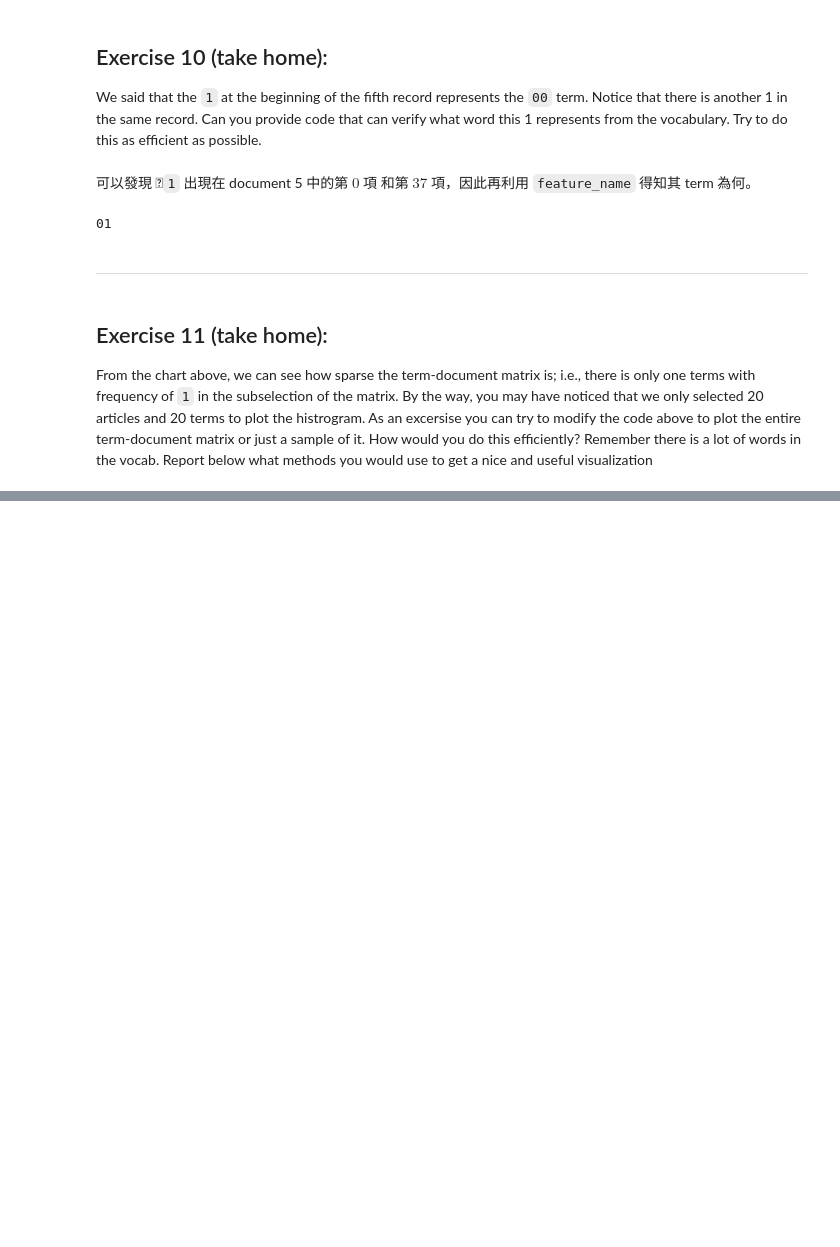
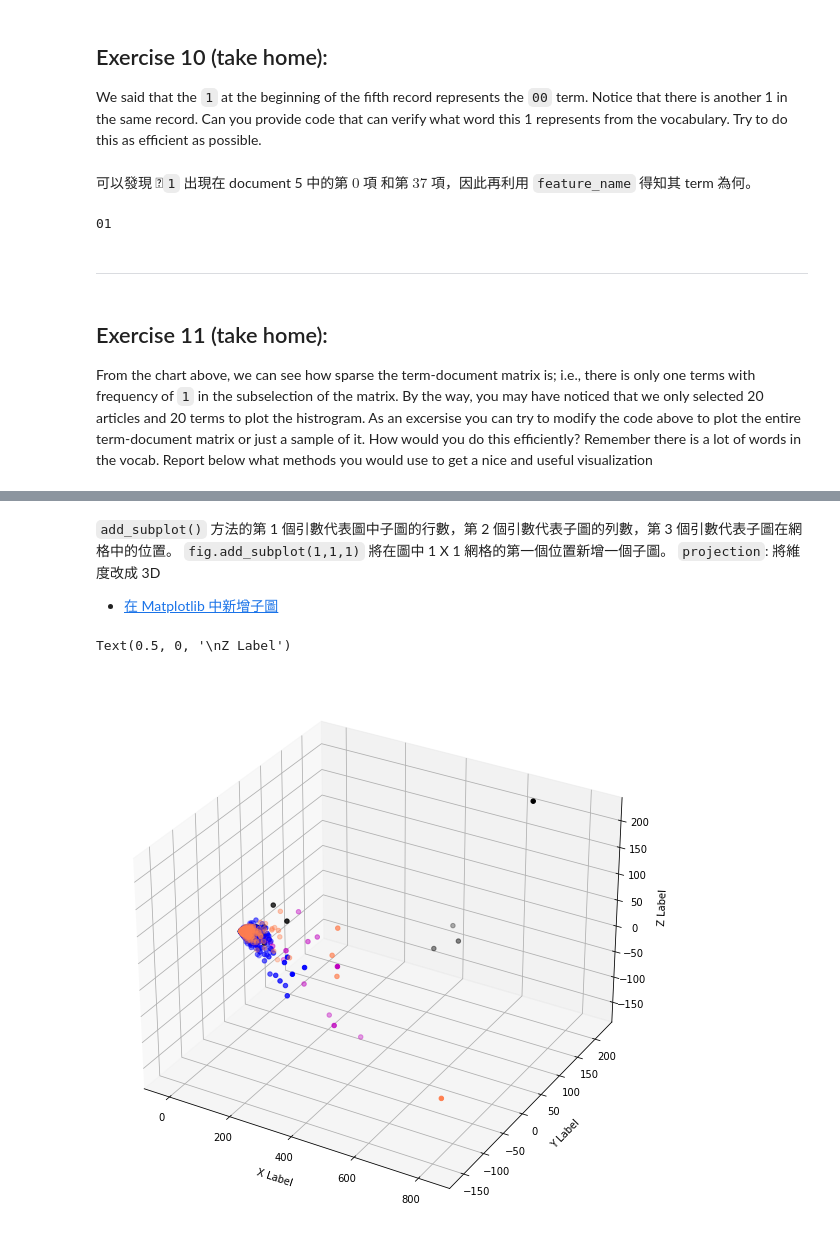
Before and after one commit to kylekylehaha/DM2021-Lab1-Homework, a Jupyter notebook: DM2021-Lab1-Homework.ipynb, the cells around one changed output, grey strips where cells are left out. Cells and saved outputs as stored; diff of their text form; code cells hidden in the pictures; blank space fills up the shorter version.

```diff
--- a/DM2021-Lab1-Homework.ipynb
+++ b/DM2021-Lab1-Homework.ipynb
@@ -288,0 +326,33 @@ From the chart above, we can see how sparse the term-document matrix is; i.e., t
+# %% [markdown]
+`add_subplot()` 方法的第 1 個引數代表圖中子圖的行數，第 2 個引數代表子圖的列數，第 3 個引數代表子圖在網格中的位置。
+`fig.add_subplot(1,1,1)` 將在圖中 1 X 1 網格的第一個位置新增一個子圖。
+`projection`: 將維度改成 3D
+
+- [在 Matplotlib 中新增子圖](https://www.delftstack.com/zh-tw/howto/matplotlib/add-subplot-to-a-figure-matplotlib/)
+# %%
+col = ['coral', 'blue', 'black', 'm']
+# categories = ['alt.atheism', 'soc.religion.christian', 'comp.graphics', 'sci.med']
+
+X_reduced = PCA(n_components = 3).fit_transform(X_counts.toarray())
+
+# plot
+fig = plt.figure(figsize = (25,10))
+ax = fig.add_subplot(111, projection='3d')
+
+for c, category in zip(col, categories):
+    xs = X_reduced[X['category_name'] == category].T[0]
+    ys = X_reduced[X['category_name'] == category].T[1]
+    zs = X_reduced[X['category_name'] == category].T[2]
+
+    # c: color, marker:'o' means circle
+    ax.scatter(xs, ys, zs, c = c, marker='o')
+
+ax.grid(color='gray', linestyle=':', linewidth=2, alpha=0.2) # 配置網格線
+ax.set_xlabel('\nX Label')
+ax.set_ylabel('\nY Label')
+ax.set_zlabel('\nZ Label')
+
+plt.show()
+# %% [output]
+Text(0.5, 0, '\nZ Label')
+[figure, added]
```
Also changed, not shown: parts of 25 cells of this notebook.
